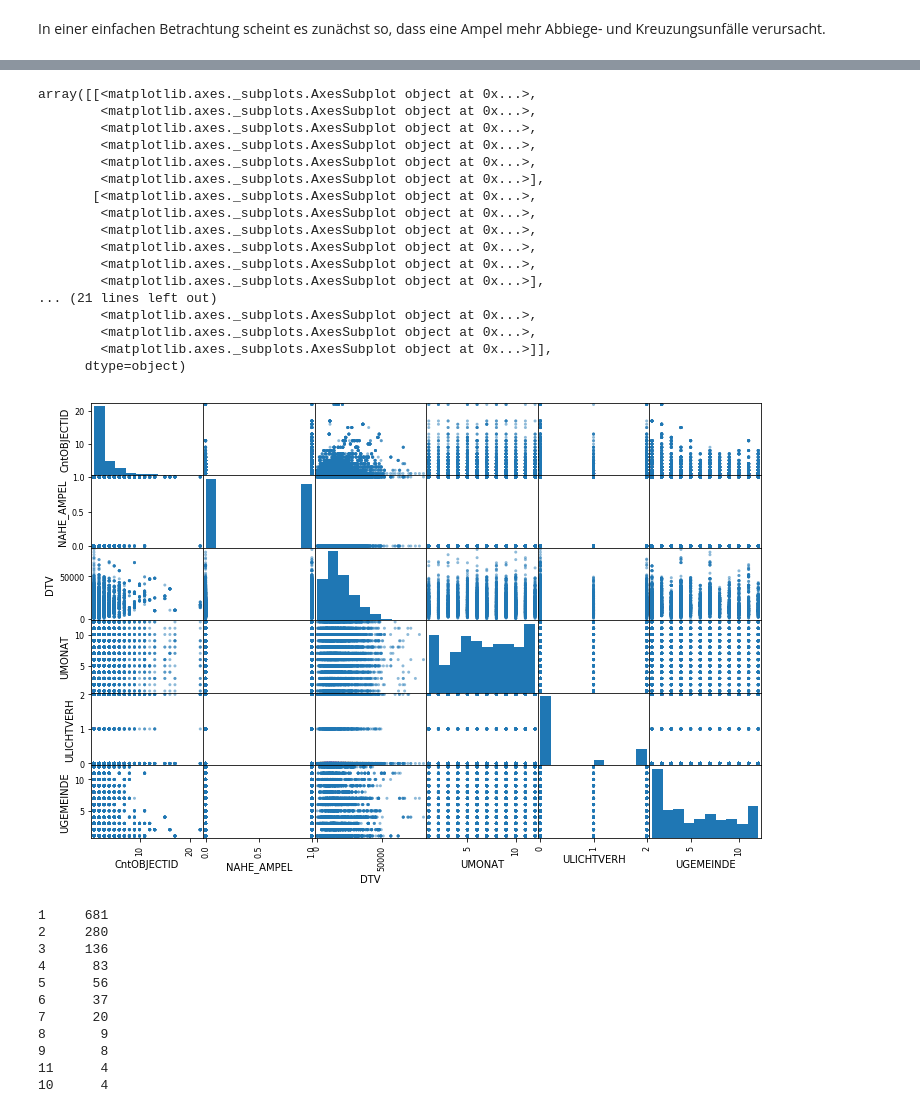
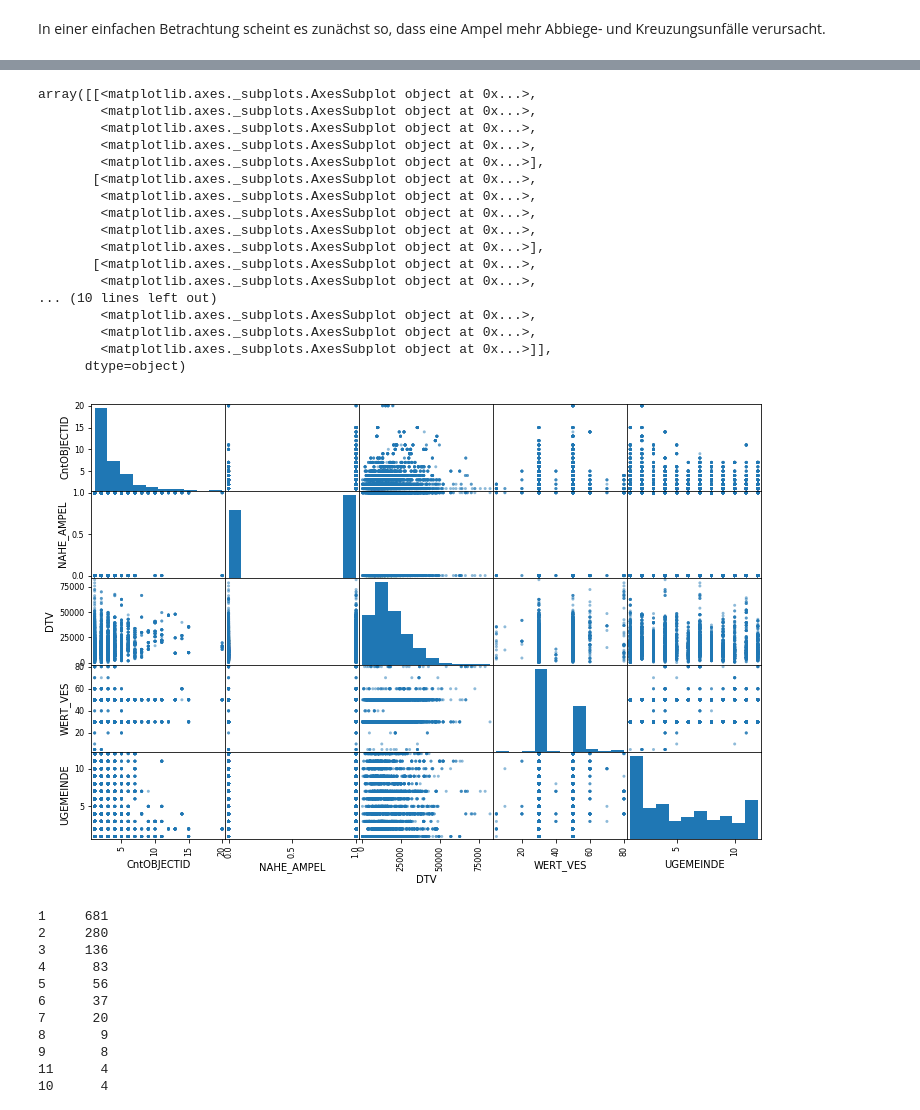
Before and after one commit to s0554849/unfallanalyse_berlin, a Jupyter notebook: 03_Analytics/Frage1_Ampeln_Abbiegeunfälle.ipynb, the cells around one changed output, grey strips where cells are left out. Saved outputs shown, nothing was run; the diff lists cells and outputs as text; code cells hidden in the pictures.

```diff
--- a/03_Analytics/Frage1_Ampeln_Abbiegeunfälle.ipynb
+++ b/03_Analytics/Frage1_Ampeln_Abbiegeunfälle.ipynb
@@ -26,8 +26,7 @@ import geopandas as gpd
 import pandas as pd
 import numpy as np
 pd.options.display.max_columns = None
-crash_data = gpd.read_file('../01_Source/U_VM_A_L_BRW_TL.geojson')
-geo_information = pd.read_csv('../01_Source/geo_information.csv', sep=';')
+crash_data = gpd.read_file('../01_Source/consolidatedDataSet.geojson')
 # %%
 crash_data.head()
 # %% [output]
@@ -197,26 +232,26 @@ Name: CntOBJECTID, dtype: float64
 # %%
 from pandas.plotting import scatter_matrix
-attributes = ["CntOBJECTID", "NAHE_AMPEL", "DTV","UMONAT","ULICHTVERH","UGEMEINDE"]
+attributes = ["CntOBJECTID", "NAHE_AMPEL", "DTV","WERT_VES","UGEMEINDE"]
 scatter_matrix(affected_crash_data[attributes], figsize=(12,8))
 # %% [output]
 array([[<matplotlib.axes._subplots.AxesSubplot object at 0x...>,
-        <matplotlib.axes._subplots.AxesSubplot object at 0x...>,
         <matplotlib.axes._subplots.AxesSubplot object at 0x...>,
         <matplotlib.axes._subplots.AxesSubplot object at 0x...>,
         <matplotlib.axes._subplots.AxesSubplot object at 0x...>,
         <matplotlib.axes._subplots.AxesSubplot object at 0x...>],
        [<matplotlib.axes._subplots.AxesSubplot object at 0x...>,
         <matplotlib.axes._subplots.AxesSubplot object at 0x...>,
         <matplotlib.axes._subplots.AxesSubplot object at 0x...>,
         <matplotlib.axes._subplots.AxesSubplot object at 0x...>,
+        <matplotlib.axes._subplots.AxesSubplot object at 0x...>],
+       [<matplotlib.axes._subplots.AxesSubplot object at 0x...>,
         <matplotlib.axes._subplots.AxesSubplot object at 0x...>,
-        <matplotlib.axes._subplots.AxesSubplot object at 0x...>],
-... (21 lines left out)
+... (10 lines left out)
         <matplotlib.axes._subplots.AxesSubplot object at 0x...>,
         <matplotlib.axes._subplots.AxesSubplot object at 0x...>,
         <matplotlib.axes._subplots.AxesSubplot object at 0x...>]],
       dtype=object)
-[figure, old version]
+[figure, new version]
 # %%
 # Macht es eventuell Sinn Orte an denen es nur einen Unfall gab rauszuwerfen
 cnt_crtl['CntOBJECTID'].value_counts()
```
Also changed, not shown: parts of 15 cells of this notebook, 2 other files.
